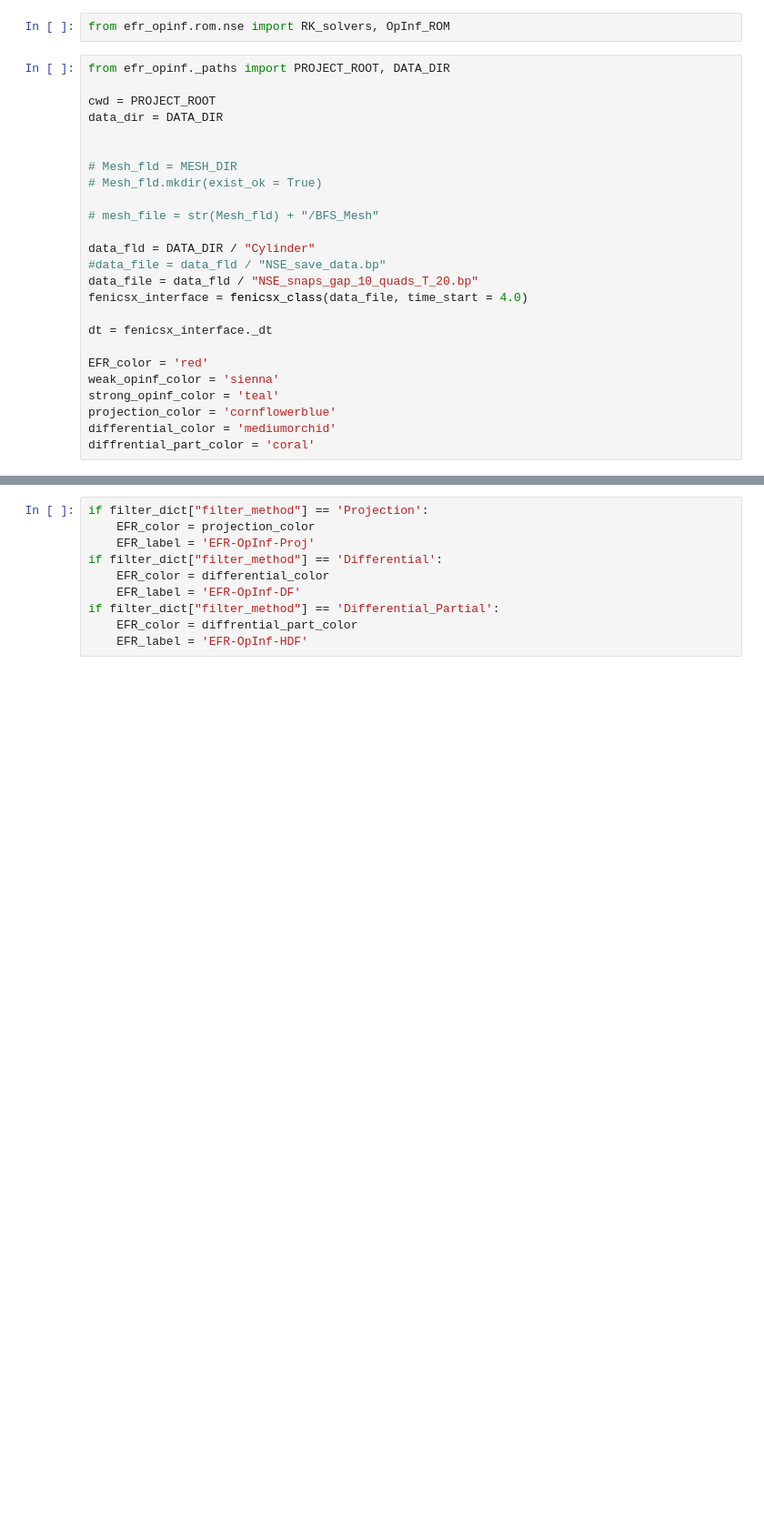
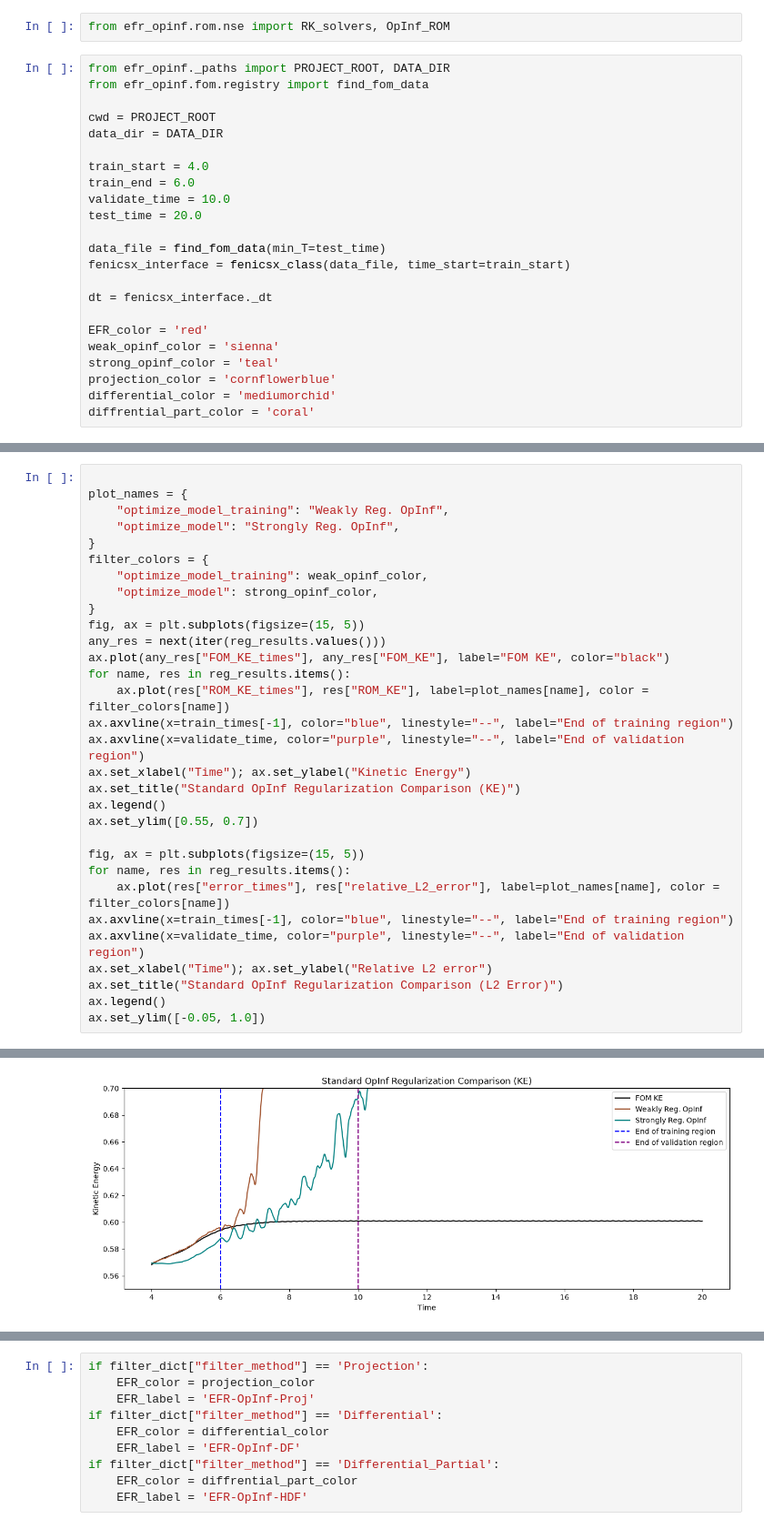
Before and after one commit to irmoore/EFR_Opinf, a Jupyter notebook: examples/EFR_Opinf_script.ipynb, the cells around one changed output, grey strips where cells are left out. Shown at 91% size. Saved outputs shown, nothing was run; the diff lists cells and outputs as text; blank space fills up the shorter version.

```diff
--- a/examples/EFR_Opinf_script.ipynb
+++ b/examples/EFR_Opinf_script.ipynb
@@ -23,20 +23,18 @@ import json
 from efr_opinf.rom.nse import RK_solvers, OpInf_ROM
 # %%
 from efr_opinf._paths import PROJECT_ROOT, DATA_DIR
+from efr_opinf.fom.registry import find_fom_data
 
 cwd = PROJECT_ROOT
 data_dir = DATA_DIR
 
+train_start = 4.0
+train_end = 6.0
+validate_time = 10.0
+test_time = 20.0
 
-# Mesh_fld = MESH_DIR
-# Mesh_fld.mkdir(exist_ok = True)
-
-# mesh_file = str(Mesh_fld) + "/BFS_Mesh"
-
-data_fld = DATA_DIR / "Cylinder"
-#data_file = data_fld / "NSE_save_data.bp"
-data_file = data_fld / "NSE_snaps_gap_10_quads_T_20.bp"
-fenicsx_interface = fenicsx_class(data_file, time_start = 4.0)
+data_file = find_fom_data(min_T=test_time)
+fenicsx_interface = fenicsx_class(data_file, time_start=train_start)
 
 dt = fenicsx_interface._dt
 
@@ -125,0 +142,32 @@ def plot_KE(FOM_KE_times: np.ndarray, ROM_KE_times: np.ndarray, FOM_KE: np.ndarr
+# %%
+
+plot_names = {
+    "optimize_model_training": "Weakly Reg. OpInf",
+    "optimize_model": "Strongly Reg. OpInf",
+}
+filter_colors = {
+    "optimize_model_training": weak_opinf_color,
+    "optimize_model": strong_opinf_color,
+}
+fig, ax = plt.subplots(figsize=(15, 5))
+any_res = next(iter(reg_results.values()))
+ax.plot(any_res["FOM_KE_times"], any_res["FOM_KE"], label="FOM KE", color="black")
+for name, res in reg_results.items():
+    ax.plot(res["ROM_KE_times"], res["ROM_KE"], label=plot_names[name], color = filter_colors[name])
+ax.axvline(x=train_times[-1], color="blue", linestyle="--", label="End of training region")
+ax.axvline(x=validate_time, color="purple", linestyle="--", label="End of validation region")
+ax.set_xlabel("Time"); ax.set_ylabel("Kinetic Energy")
+ax.set_title("Standard OpInf Regularization Comparison (KE)")
+ax.legend()
+ax.set_ylim([0.55, 0.7])
+
+fig, ax = plt.subplots(figsize=(15, 5))
+for name, res in reg_results.items():
+    ax.plot(res["error_times"], res["relative_L2_error"], label=plot_names[name], color = filter_colors[name])
+ax.axvline(x=train_times[-1], color="blue", linestyle="--", label="End of training region")
+ax.axvline(x=validate_time, color="purple", linestyle="--", label="End of validation region")
+ax.set_xlabel("Time"); ax.set_ylabel("Relative L2 error")
+ax.set_title("Standard OpInf Regularization Comparison (L2 Error)")
+ax.legend()
+ax.set_ylim([-0.05, 1.0])
+# %% [output]
@@ -125,0 +175 @@ def plot_KE(FOM_KE_times: np.ndarray, ROM_KE_times: np.ndarray, FOM_KE: np.ndarr
+[figure, added]
```
Also changed, not shown: parts of 13 cells of this notebook, 6 other files.
